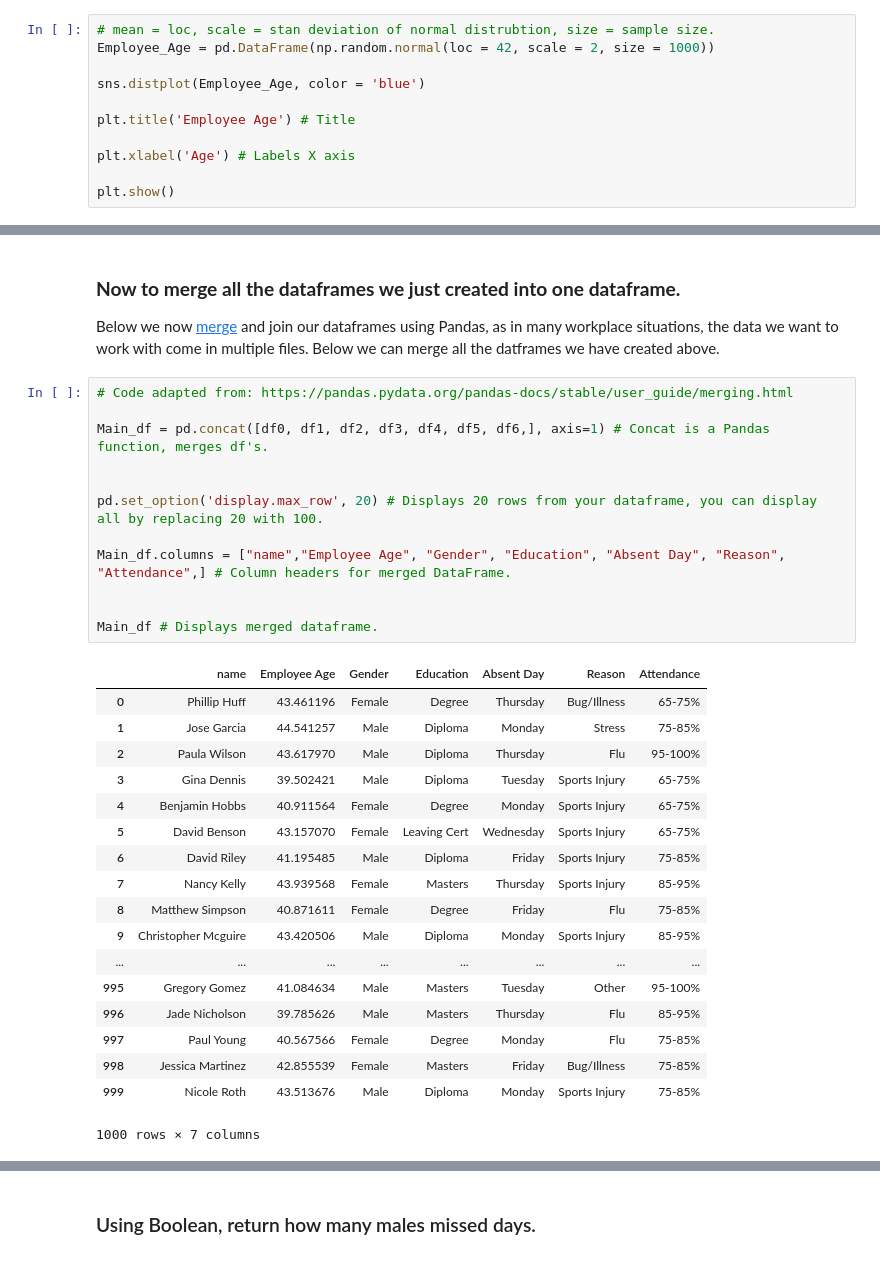
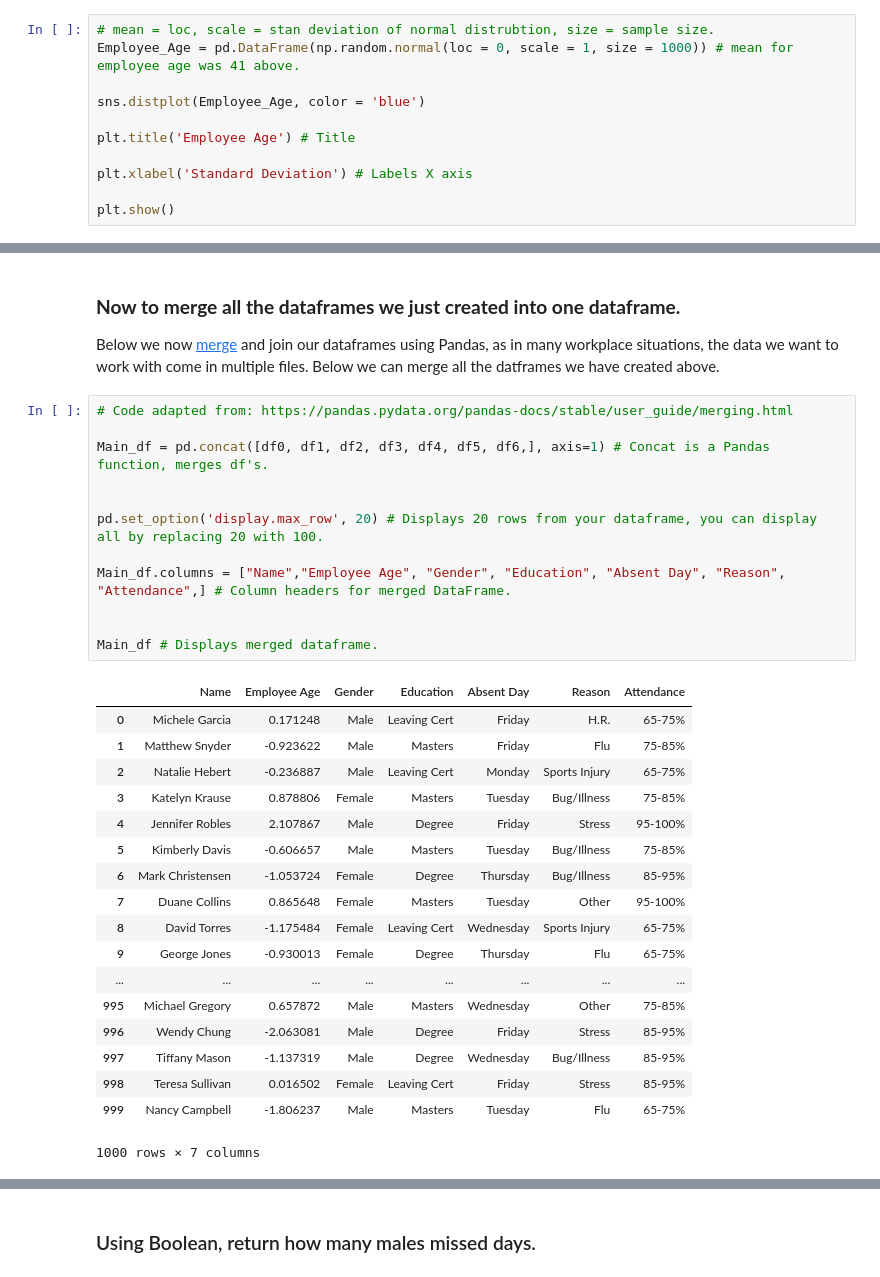
Before and after one commit to daithimarkham/Programming-for-Data-Analysis-Project-2019, a Jupyter notebook: Programming for Data Analysis Project 2019.ipynb, the cells around one changed output, grey strips where cells are left out. Saved outputs shown, nothing was run; the diff lists cells and outputs as text.

```diff
--- a/Programming for Data Analysis Project 2019.ipynb
+++ b/Programming for Data Analysis Project 2019.ipynb
@@ -230,12 +234,12 @@ We will be using the <a href="https://www.sharpsightlabs.com/blog/numpy-random-n
 # %%
 # mean = loc, scale = stan deviation of normal distrubtion, size = sample size.
-Employee_Age = pd.DataFrame(np.random.normal(loc = 42, scale = 2, size = 1000))
+Employee_Age = pd.DataFrame(np.random.normal(loc = 0, scale = 1, size = 1000)) # mean for employee age was 41 above.
 
 sns.distplot(Employee_Age, color = 'blue')
 
 plt.title('Employee Age') # Title
 
-plt.xlabel('Age') # Labels X axis
+plt.xlabel('Standard Deviation') # Labels X axis
 
 plt.show()
 # %% [output]
@@ -867,33 +888,33 @@ Below we now <a href="https://datacarpentry.org/python-ecology-lesson/05-merging
 # %%
 # Code adapted from: https://pandas.pydata.org/pandas-docs/stable/user_guide/merging.html
 
 Main_df = pd.concat([df0, df1, df2, df3, df4, df5, df6,], axis=1) # Concat is a Pandas function, merges df's.
 
 
 pd.set_option('display.max_row', 20) # Displays 20 rows from your dataframe, you can display all by replacing 20 with 100.
 
-Main_df.columns = ["name","Employee Age", "Gender", "Education", "Absent Day", "Reason", "Attendance",] # Column headers for merged DataFrame.
+Main_df.columns = ["Name","Employee Age", "Gender", "Education", "Absent Day", "Reason", "Attendance",] # Column headers for merged DataFrame.
 
 
 Main_df # Displays merged dataframe.
 # %% [output]
-|  | name | Employee Age | Gender | Education | Absent Day | Reason | Attendance |
-| 0 | Phillip Huff | 43.461196 | Female | Degree | Thursday | Bug/Illness | 65-75% |
-| 1 | Jose Garcia | 44.541257 | Male | Diploma | Monday | Stress | 75-85% |
-| 2 | Paula Wilson | 43.617970 | Male | Diploma | Thursday | Flu | 95-100% |
-| 3 | Gina Dennis | 39.502421 | Male | Diploma | Tuesday | Sports Injury | 65-75% |
-| 4 | Benjamin Hobbs | 40.911564 | Female | Degree | Monday | Sports Injury | 65-75% |
-| 5 | David Benson | 43.157070 | Female | Leaving Cert | Wednesday | Sports Injury | 65-75% |
-| 6 | David Riley | 41.195485 | Male | Diploma | Friday | Sports Injury | 75-85% |
-| 7 | Nancy Kelly | 43.939568 | Female | Masters | Thursday | Sports Injury | 85-95% |
-| 8 | Matthew Simpson | 40.871611 | Female | Degree | Friday | Flu | 75-85% |
-| 9 | Christopher Mcguire | 43.420506 | Male | Diploma | Monday | Sports Injury | 85-95% |
+|  | Name | Employee Age | Gender | Education | Absent Day | Reason | Attendance |
+| 0 | Michele Garcia | 0.171248 | Male | Leaving Cert | Friday | H.R. | 65-75% |
+| 1 | Matthew Snyder | -0.923622 | Male | Masters | Friday | Flu | 75-85% |
+| 2 | Natalie Hebert | -0.236887 | Male | Leaving Cert | Monday | Sports Injury | 65-75% |
+| 3 | Katelyn Krause | 0.878806 | Female | Masters | Tuesday | Bug/Illness | 75-85% |
+| 4 | Jennifer Robles | 2.107867 | Male | Degree | Friday | Stress | 95-100% |
+| 5 | Kimberly Davis | -0.606657 | Male | Masters | Tuesday | Bug/Illness | 75-85% |
+| 6 | Mark Christensen | -1.053724 | Female | Degree | Thursday | Bug/Illness | 85-95% |
+| 7 | Duane Collins | 0.865648 | Female | Masters | Tuesday | Other | 95-100% |
+| 8 | David Torres | -1.175484 | Female | Leaving Cert | Wednesday | Sports Injury | 65-75% |
+| 9 | George Jones | -0.930013 | Female | Degree | Thursday | Flu | 65-75% |
 | ... | ... | ... | ... | ... | ... | ... | ... |
-| 995 | Gregory Gomez | 41.084634 | Male | Masters | Tuesday | Other | 95-100% |
-| 996 | Jade Nicholson | 39.785626 | Male | Masters | Thursday | Flu | 85-95% |
-| 997 | Paul Young | 40.567566 | Female | Degree | Monday | Flu | 75-85% |
-| 998 | Jessica Martinez | 42.855539 | Female | Masters | Friday | Bug/Illness | 75-85% |
-| 999 | Nicole Roth | 43.513676 | Male | Diploma | Monday | Sports Injury | 75-85% |
+| 995 | Michael Gregory | 0.657872 | Male | Masters | Wednesday | Other | 75-85% |
+| 996 | Wendy Chung | -2.063081 | Male | Degree | Friday | Stress | 85-95% |
+| 997 | Tiffany Mason | -1.137319 | Male | Degree | Wednesday | Bug/Illness | 85-95% |
+| 998 | Teresa Sullivan | 0.016502 | Female | Leaving Cert | Friday | Stress | 85-95% |
+| 999 | Nancy Campbell | -1.806237 | Male | Masters | Tuesday | Flu | 65-75% |
 1000 rows × 7 columns
 # %%
 Main_df.groupby('Absent Day').count()
```
Also changed, not shown: parts of 45 cells of this notebook.
